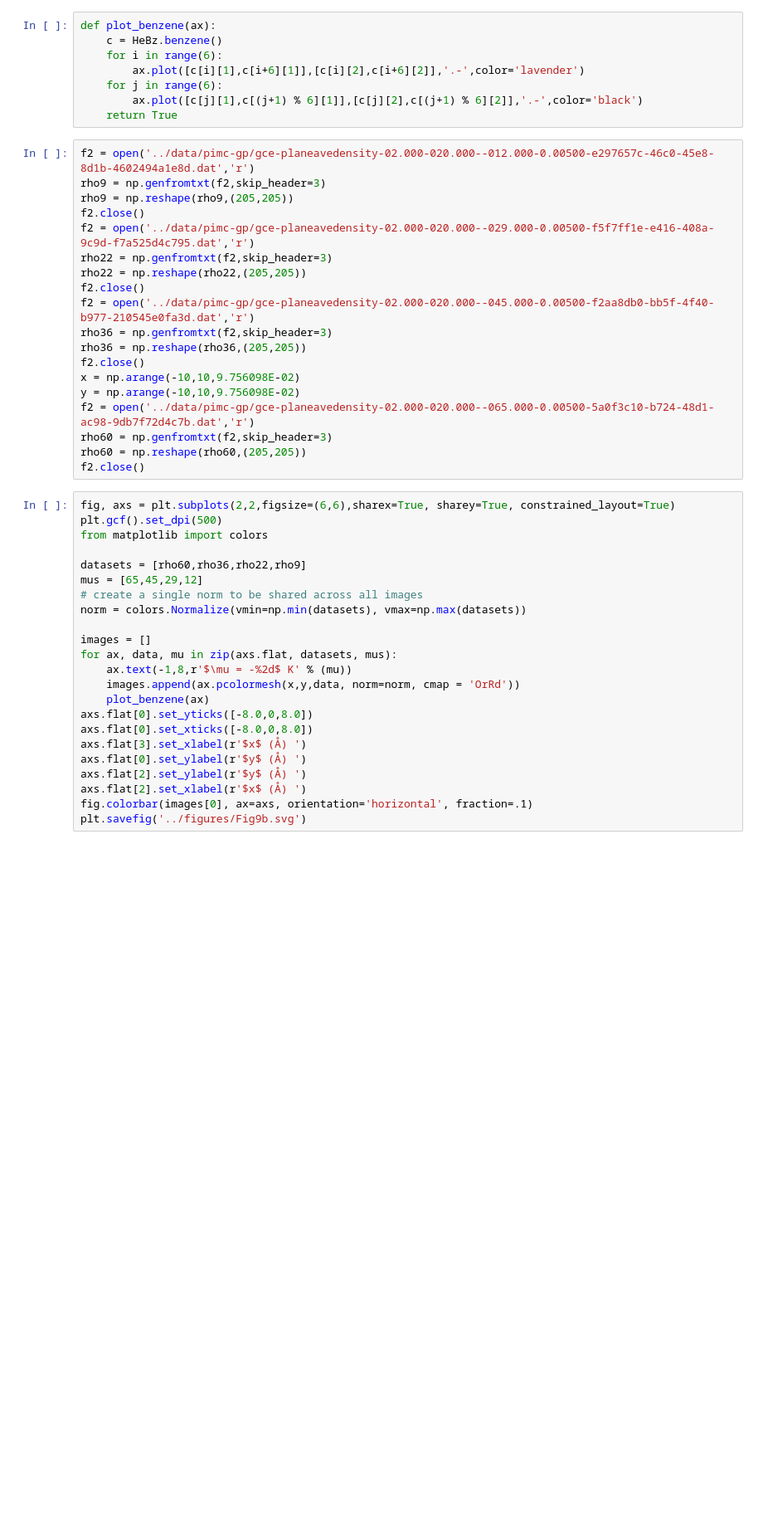
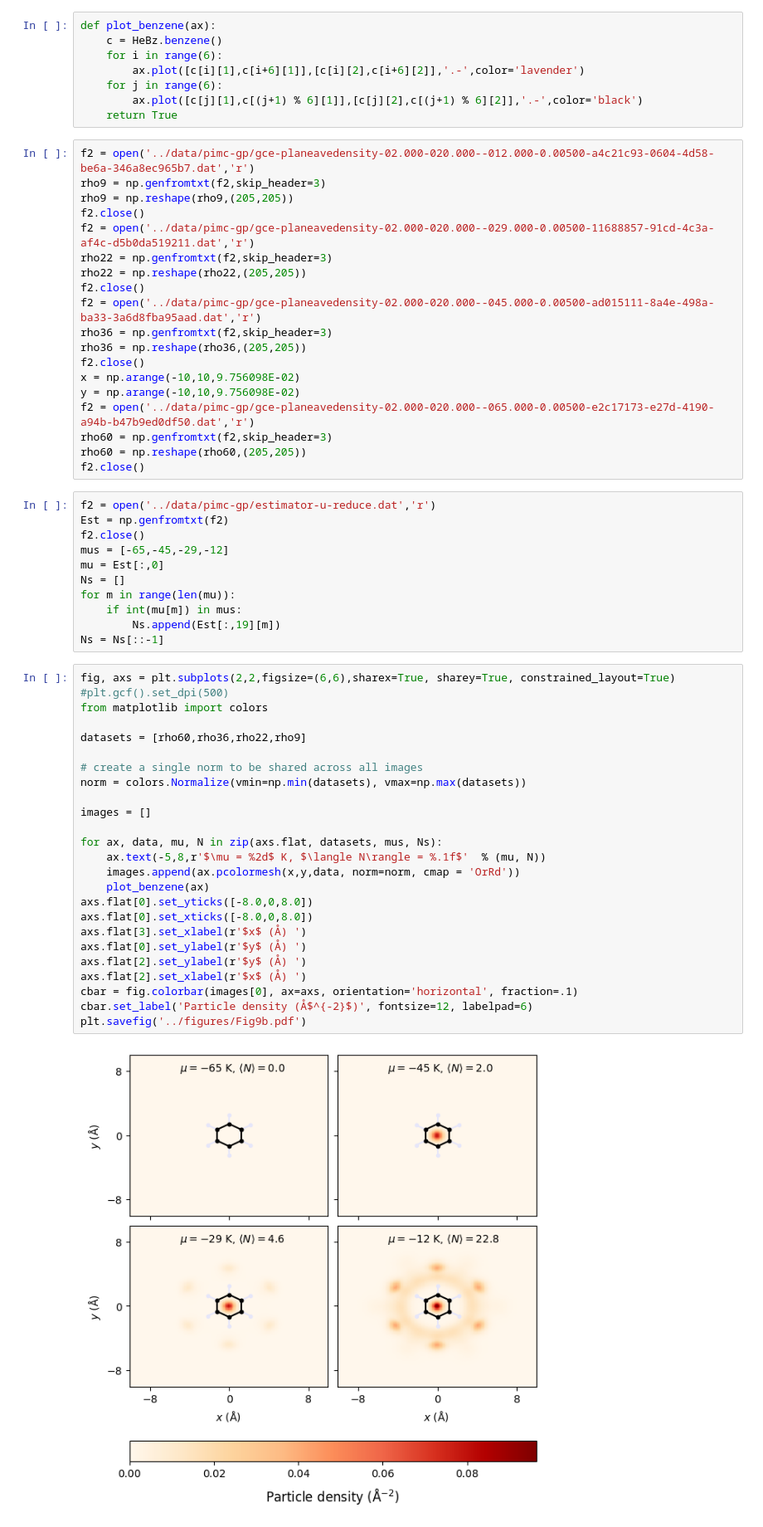
Before and after one commit to DelMaestroGroup/papers-code-HeBenzene, a Jupyter notebook: src/Fig9b.ipynb, the cells around one changed output. Shown at 83% size. Cells and saved outputs as stored; diff of their text form; blank space fills up the shorter version.

```diff
--- a/src/Fig9b.ipynb
+++ b/src/Fig9b.ipynb
@@ -12,44 +12,59 @@ def plot_benzene(ax):
         ax.plot([c[j][1],c[(j+1) % 6][1]],[c[j][2],c[(j+1) % 6][2]],'.-',color='black')
     return True
 # %%
-f2 = open('../data/pimc-gp/gce-planeavedensity-02.000-020.000--012.000-0.00500-e297657c-46c0-45e8-8d1b-4602494a1e8d.dat','r')
+f2 = open('../data/pimc-gp/gce-planeavedensity-02.000-020.000--012.000-0.00500-a4c21c93-0604-4d58-be6a-346a8ec965b7.dat','r')
 rho9 = np.genfromtxt(f2,skip_header=3)
 rho9 = np.reshape(rho9,(205,205))
 f2.close()
-f2 = open('../data/pimc-gp/gce-planeavedensity-02.000-020.000--029.000-0.00500-f5f7ff1e-e416-408a-9c9d-f7a525d4c795.dat','r')
+f2 = open('../data/pimc-gp/gce-planeavedensity-02.000-020.000--029.000-0.00500-11688857-91cd-4c3a-af4c-d5b0da519211.dat','r')
 rho22 = np.genfromtxt(f2,skip_header=3)
 rho22 = np.reshape(rho22,(205,205))
 f2.close()
-f2 = open('../data/pimc-gp/gce-planeavedensity-02.000-020.000--045.000-0.00500-f2aa8db0-bb5f-4f40-b977-210545e0fa3d.dat','r')
+f2 = open('../data/pimc-gp/gce-planeavedensity-02.000-020.000--045.000-0.00500-ad015111-8a4e-498a-ba33-3a6d8fba95aad.dat','r')
 rho36 = np.genfromtxt(f2,skip_header=3)
 rho36 = np.reshape(rho36,(205,205))
 f2.close()
 x = np.arange(-10,10,9.756098E-02)
 y = np.arange(-10,10,9.756098E-02)
-f2 = open('../data/pimc-gp/gce-planeavedensity-02.000-020.000--065.000-0.00500-5a0f3c10-b724-48d1-ac98-9db7f72d4c7b.dat','r')
+f2 = open('../data/pimc-gp/gce-planeavedensity-02.000-020.000--065.000-0.00500-e2c17173-e27d-4190-a94b-b47b9ed0df50.dat','r')
 rho60 = np.genfromtxt(f2,skip_header=3)
 rho60 = np.reshape(rho60,(205,205))
 f2.close()
+# %%
+f2 = open('../data/pimc-gp/estimator-u-reduce.dat','r')
+Est = np.genfromtxt(f2)
+f2.close()
+mus = [-65,-45,-29,-12]
+mu = Est[:,0]
+Ns = []
+for m in range(len(mu)):
+    if int(mu[m]) in mus:
+        Ns.append(Est[:,19][m])
+Ns = Ns[::-1]
 # %%
 fig, axs = plt.subplots(2,2,figsize=(6,6),sharex=True, sharey=True, constrained_layout=True)
-plt.gcf().set_dpi(500)
+#plt.gcf().set_dpi(500)
 from matplotlib import colors
 
 datasets = [rho60,rho36,rho22,rho9]
-mus = [65,45,29,12]
+
 # create a single norm to be shared across all images
 norm = colors.Normalize(vmin=np.min(datasets), vmax=np.max(datasets))
 
 images = []
-for ax, data, mu in zip(axs.flat, datasets, mus):
-    ax.text(-1,8,r'$\mu = -%2d$ K' % (mu))
+
+for ax, data, mu, N in zip(axs.flat, datasets, mus, Ns):
+    ax.text(-5,8,r'$\mu = %2d$ K, $\langle N\rangle = %.1f$'  % (mu, N))
     images.append(ax.pcolormesh(x,y,data, norm=norm, cmap = 'OrRd'))
     plot_benzene(ax)
 axs.flat[0].set_yticks([-8.0,0,8.0])
 axs.flat[0].set_xticks([-8.0,0,8.0])
 axs.flat[3].set_xlabel(r'$x$ (Å) ')
 axs.flat[0].set_ylabel(r'$y$ (Å) ')
 axs.flat[2].set_ylabel(r'$y$ (Å) ')
 axs.flat[2].set_xlabel(r'$x$ (Å) ')
-fig.colorbar(images[0], ax=axs, orientation='horizontal', fraction=.1)
-plt.savefig('../figures/Fig9b.svg')
+cbar = fig.colorbar(images[0], ax=axs, orientation='horizontal', fraction=.1)
+cbar.set_label('Particle density (Å$^{-2}$)', fontsize=12, labelpad=6)
+plt.savefig('../figures/Fig9b.pdf')
+# %% [output]
+[figure, added]
```
Also changed, not shown: 6 other files.
